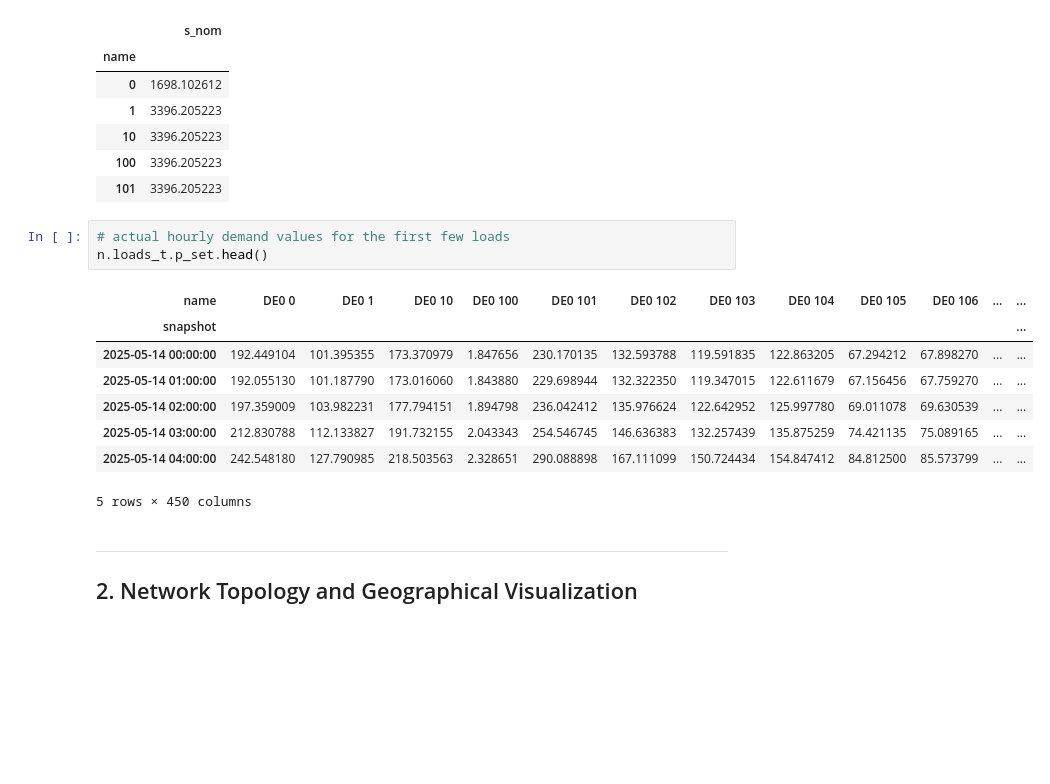
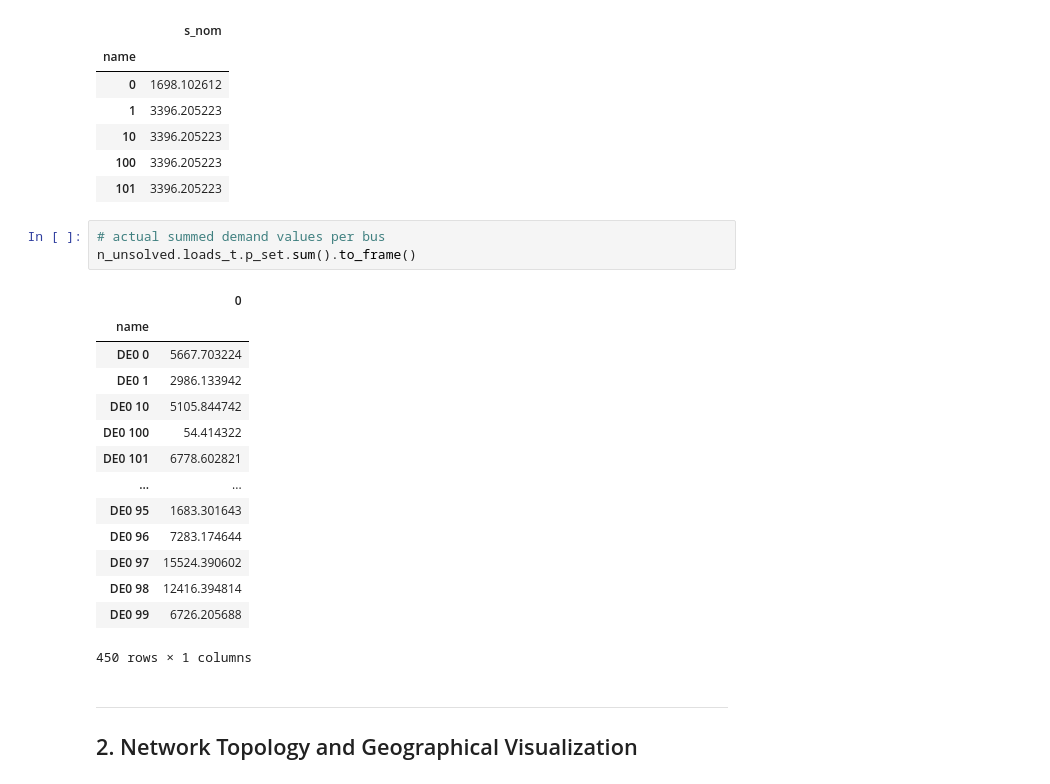
Before and after one commit to Luca2299/pypsa-eur, a Jupyter notebook: notebooks/PyPSA_Network_Analysis.ipynb, the cells around one changed output. Drawn from its saved outputs; the diff is of its cells as text; blank space fills up the shorter version.

```diff
--- a/notebooks/PyPSA_Network_Analysis.ipynb
+++ b/notebooks/PyPSA_Network_Analysis.ipynb
@@ -117,17 +134,23 @@ n_unsolved.lines.s_nom.to_frame().head()
 | 100 | 3396.205223 |
 | 101 | 3396.205223 |
 # %%
-# actual hourly demand values for the first few loads
-n.loads_t.p_set.head()
+# actual summed demand values per bus
+n_unsolved.loads_t.p_set.sum().to_frame()
 # %% [output]
-| name | DE0 0 | DE0 1 | DE0 10 | DE0 100 | DE0 101 | DE0 102 | DE0 103 | DE0 104 | DE0 105 | DE0 106 | ... | ... |
-| snapshot |  |  |  |  |  |  |  |  |  |  |  | ... |
-| 2025-05-14 00:00:00 | 192.449104 | 101.395355 | 173.370979 | 1.847656 | 230.170135 | 132.593788 | 119.591835 | 122.863205 | 67.294212 | 67.898270 | ... | ... |
-| 2025-05-14 01:00:00 | 192.055130 | 101.187790 | 173.016060 | 1.843880 | 229.698944 | 132.322350 | 119.347015 | 122.611679 | 67.156456 | 67.759270 | ... | ... |
-| 2025-05-14 02:00:00 | 197.359009 | 103.982231 | 177.794151 | 1.894798 | 236.042412 | 135.976624 | 122.642952 | 125.997780 | 69.011078 | 69.630539 | ... | ... |
-| 2025-05-14 03:00:00 | 212.830788 | 112.133827 | 191.732155 | 2.043343 | 254.546745 | 146.636383 | 132.257439 | 135.875259 | 74.421135 | 75.089165 | ... | ... |
-| 2025-05-14 04:00:00 | 242.548180 | 127.790985 | 218.503563 | 2.328651 | 290.088898 | 167.111099 | 150.724434 | 154.847412 | 84.812500 | 85.573799 | ... | ... |
+|  | 0 |
+| name |  |
+| DE0 0 | 5667.703224 |
+| DE0 1 | 2986.133942 |
+| DE0 10 | 5105.844742 |
+| DE0 100 | 54.414322 |
+| DE0 101 | 6778.602821 |
+| ... | ... |
+| DE0 95 | 1683.301643 |
+| DE0 96 | 7283.174644 |
+| DE0 97 | 15524.390602 |
+| DE0 98 | 12416.394814 |
+| DE0 99 | 6726.205688 |
-5 rows × 450 columns
+450 rows × 1 columns
 # %% [markdown]
 ---
 ## 2. Network Topology and Geographical Visualization
```
Also changed, not shown: parts of 7 cells of this notebook, 1 other file.
